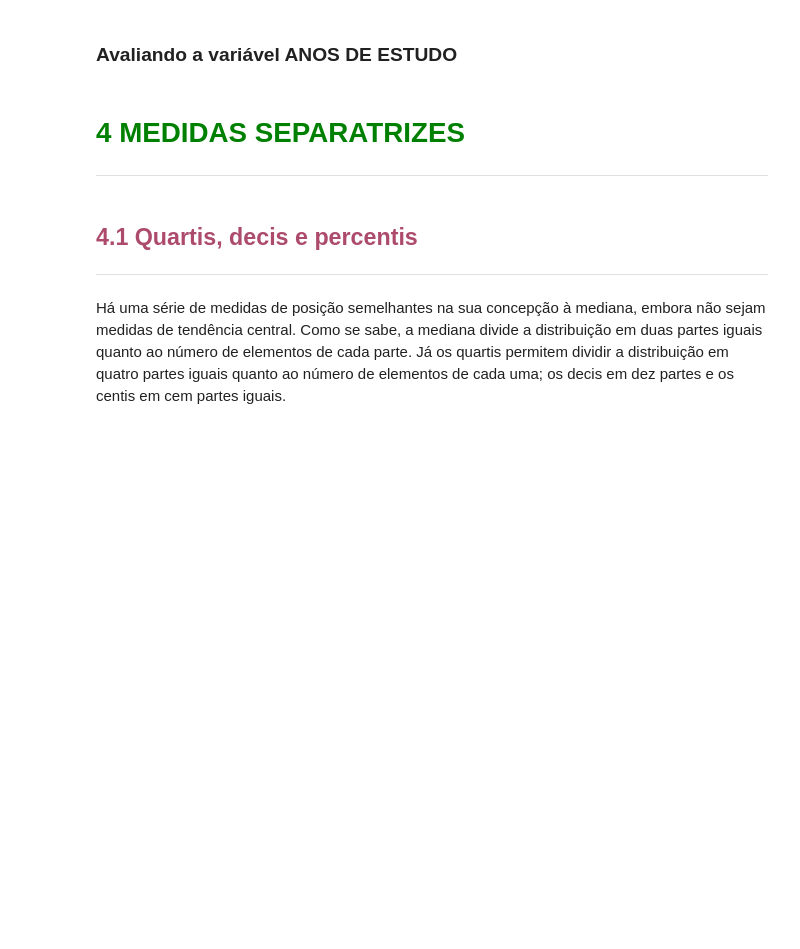
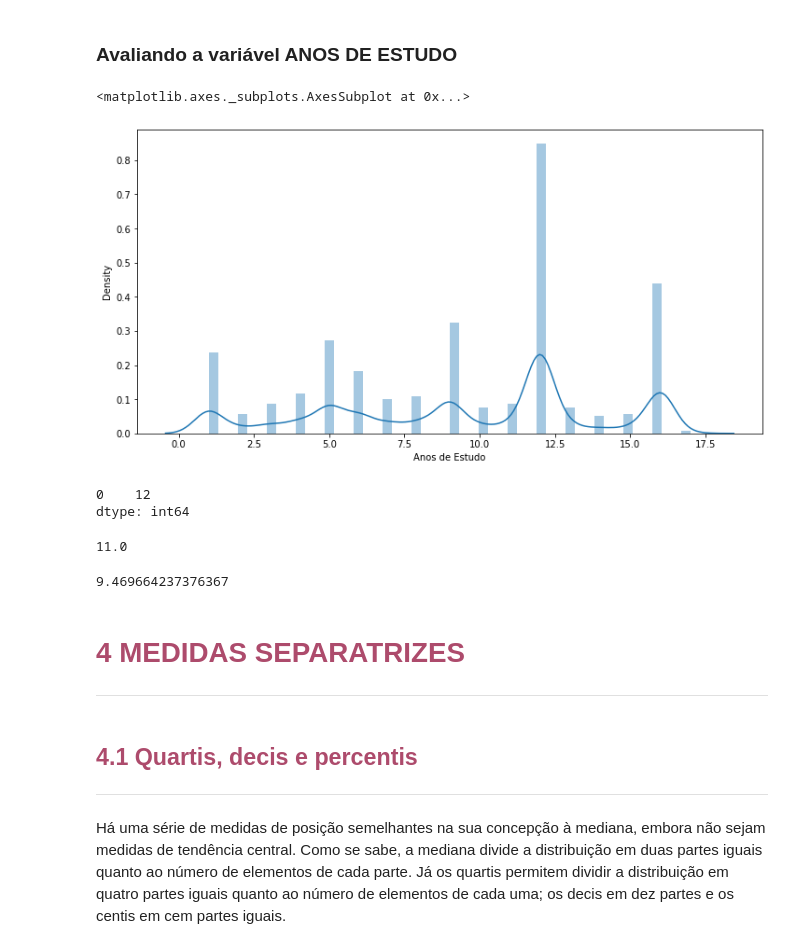
Before and after one commit to strawndri/estatistica-com-python, a Jupyter notebook: Notebooks/estatistica.ipynb, the cells around one changed output. Cells and saved outputs as stored; diff of their text form; code cells hidden in the pictures; blank space fills up the shorter version.

```diff
--- a/Notebooks/estatistica.ipynb
+++ b/Notebooks/estatistica.ipynb
@@ -633,8 +687,31 @@ dtype: int64
 ***
 # %% [markdown]
 ### Avaliando a variável ANOS DE ESTUDO
+# %%
+ax = sns.distplot(dataset['Anos de Estudo'])
+ax.figure.set_size_inches(12, 6)
+ax
+# %% [output]
+<matplotlib.axes._subplots.AxesSubplot at 0x...>
+[figure, added]
+# %%
+moda = dataset['Anos de Estudo'].mode()
+moda
+# %% [output]
+0    12
+dtype: int64
+# %%
+median = dataset['Anos de Estudo'].median()
+median
+# %% [output]
+11.0
+# %%
+mean = dataset['Anos de Estudo'].mean()
+mean
+# %% [output]
+9.469664237376367
 # %% [markdown]
-# <font color=green>4 MEDIDAS SEPARATRIZES</font>
+# <font color="#ad4b6c">4 MEDIDAS SEPARATRIZES</font>
 ***
 # %% [markdown]
 ## <font color="#ad4b6c">4.1 Quartis, decis e percentis</font>
```
Also changed, not shown: parts of 8 cells of this notebook.
